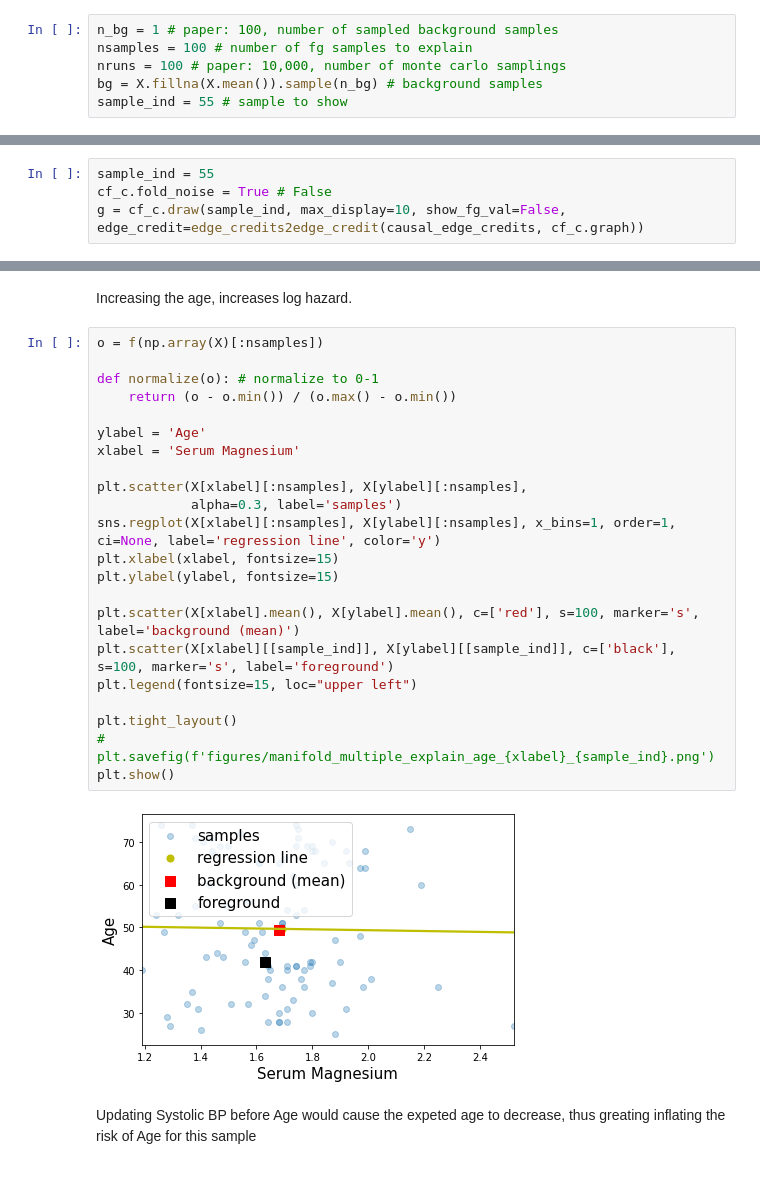
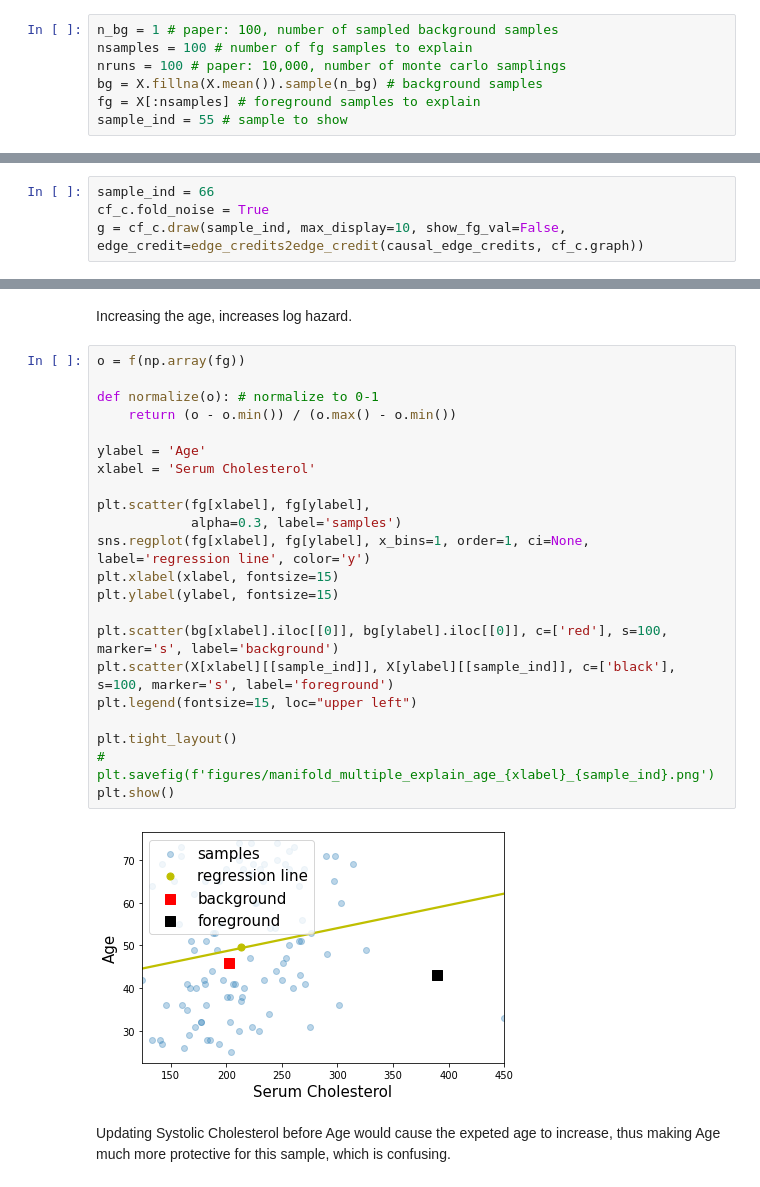
Before and after one commit to nathanwang000/Shapley-Flow, a Jupyter notebook: clean_notebooks/nutrition.ipynb, the cells around one changed output, grey strips where cells are left out. Drawn from its saved outputs; the diff is of its cells as text.

```diff
--- a/clean_notebooks/nutrition.ipynb
+++ b/clean_notebooks/nutrition.ipynb
@@ -64,6 +66,7 @@ n_bg = 1 # paper: 100, number of sampled background samples
 nsamples = 100 # number of fg samples to explain
 nruns = 100 # paper: 10,000, number of monte carlo samplings
 bg = X.fillna(X.mean()).sample(n_bg) # background samples
+fg = X[:nsamples] # foreground samples to explain
 sample_ind = 55 # sample to show
 # %% [markdown]
 # Training
@@ -332,8 +334,8 @@ cf_c.draw(sample_ind, max_display=10, show_fg_val=False, edge_credit=edge_credit
 # %% [markdown]
 # Methods comparison: flow, independent, on-manifold, ASV
 # %%
-sample_ind = 55
-cf_c.fold_noise = True # False
+sample_ind = 66
+cf_c.fold_noise = True
 g = cf_c.draw(sample_ind, max_display=10, show_fg_val=False, edge_credit=edge_credits2edge_credit(causal_edge_credits, cf_c.graph))
 # %% [output]
 [drawing not drawn]
@@ -380,28 +384,28 @@ plt.show()
 # %% [markdown]
 Increasing the age, increases log hazard.
 # %%
-o = f(np.array(X)[:nsamples])
+o = f(np.array(fg))
 
 def normalize(o): # normalize to 0-1
     return (o - o.min()) / (o.max() - o.min())
 
 ylabel = 'Age'
-xlabel = 'Serum Magnesium'
+xlabel = 'Serum Cholesterol'
 
-plt.scatter(X[xlabel][:nsamples], X[ylabel][:nsamples],
+plt.scatter(fg[xlabel], fg[ylabel],
             alpha=0.3, label='samples')
-sns.regplot(X[xlabel][:nsamples], X[ylabel][:nsamples], x_bins=1, order=1, ci=None, label='regression line', color='y')
+sns.regplot(fg[xlabel], fg[ylabel], x_bins=1, order=1, ci=None, label='regression line', color='y')
 plt.xlabel(xlabel, fontsize=15)
 plt.ylabel(ylabel, fontsize=15)
 
-plt.scatter(X[xlabel].mean(), X[ylabel].mean(), c=['red'], s=100, marker='s', label='background (mean)')
+plt.scatter(bg[xlabel].iloc[[0]], bg[ylabel].iloc[[0]], c=['red'], s=100, marker='s', label='background')
 plt.scatter(X[xlabel][[sample_ind]], X[ylabel][[sample_ind]], c=['black'], s=100, marker='s', label='foreground')
 plt.legend(fontsize=15, loc="upper left")
 
 plt.tight_layout()
 # plt.savefig(f'figures/manifold_multiple_explain_age_{xlabel}_{sample_ind}.png')
 plt.show()
 # %% [output]
-[figure, old version]
+[figure, new version]
 # %% [markdown]
-Updating Systolic BP before Age would cause the expeted age to decrease, thus greating inflating the risk of Age for this sample
+Updating Systolic Cholesterol before Age would cause the expeted age to increase, thus making Age much more protective for this sample, which is confusing.
```
Also changed, not shown: parts of 14 cells of this notebook, 7 other files.
